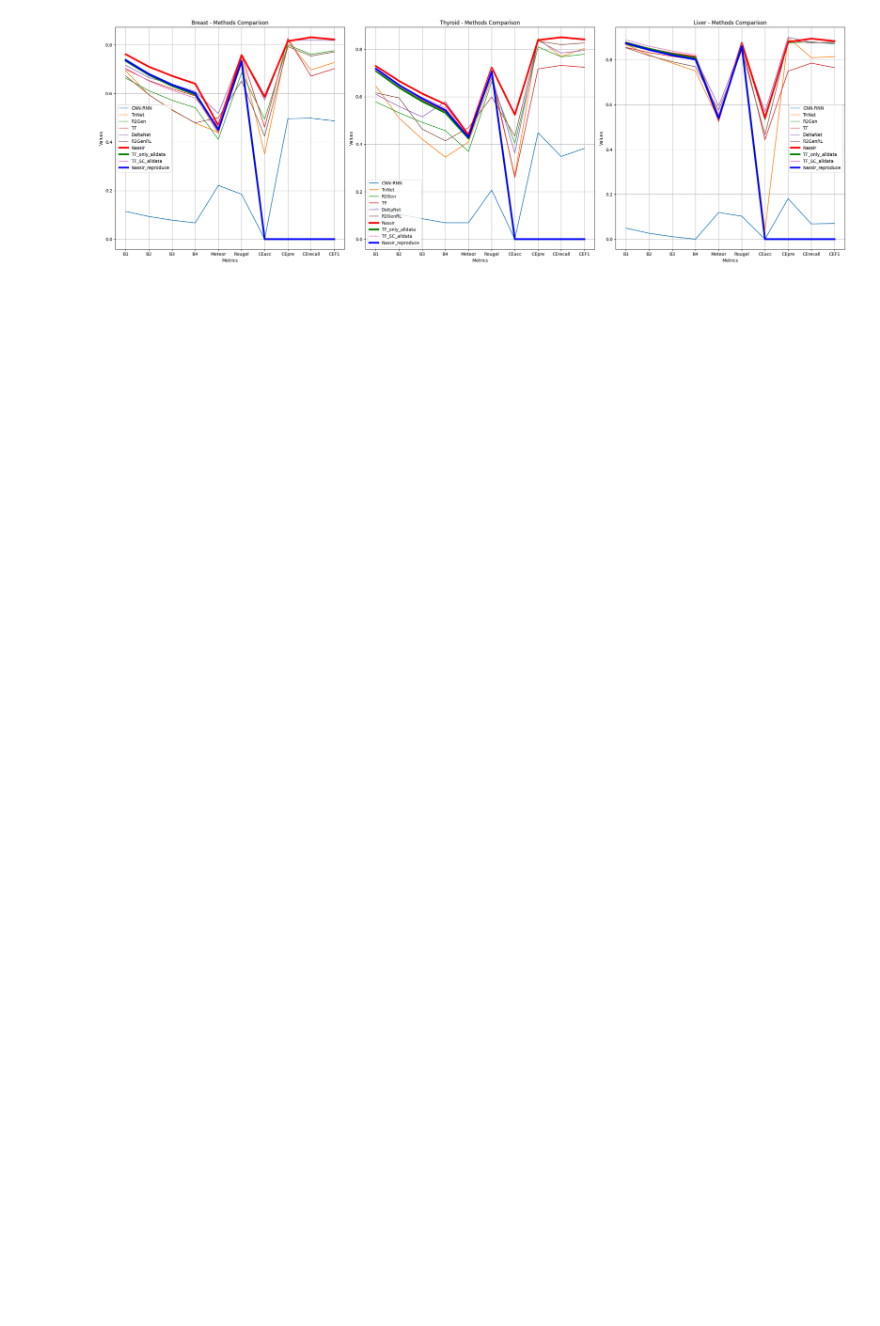
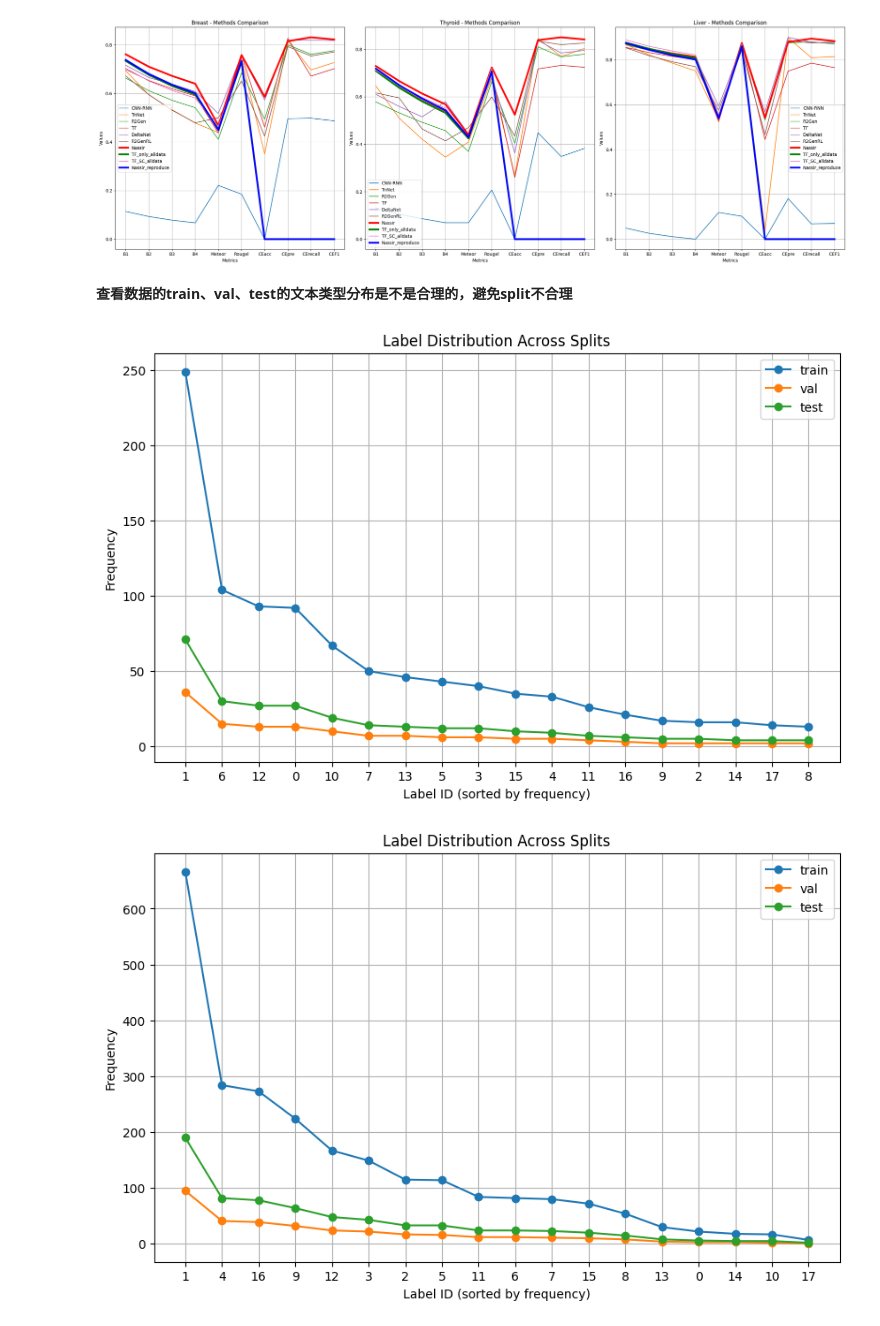
Before and after one commit to chenzhwsysu57/Ultrasound-Report-Generation, a Jupyter notebook: result_viewer.ipynb, the cells around one changed output. Drawn from its saved outputs; the diff is of its cells as text; code cells hidden in the pictures; blank space fills up the shorter version.

```diff
--- a/result_viewer.ipynb
+++ b/result_viewer.ipynb
@@ -104,3 +107,5 @@ plt.tight_layout()
 plt.show()
 # %% [output]
 [figure]
+# %% [markdown]
+**查看数据的train、val、test的文本类型分布是不是合理的，避免split不合理**
@@ -106,0 +158,8 @@ plt.show()
+# %%
+for organ in ['Liver', 'Mammary', 'Thyroid']:
+    json_path = f"../USData/new_{organ}2.json"
+    label_distribution, sorted_labels = count_labels_by_split(json_path)
+    plot_label_distribution(label_distribution, sorted_labels)
+# %% [output]
+[figure, added]
+[figure, added]
```
Also changed, not shown: parts of 4 cells of this notebook, 7 other files.
